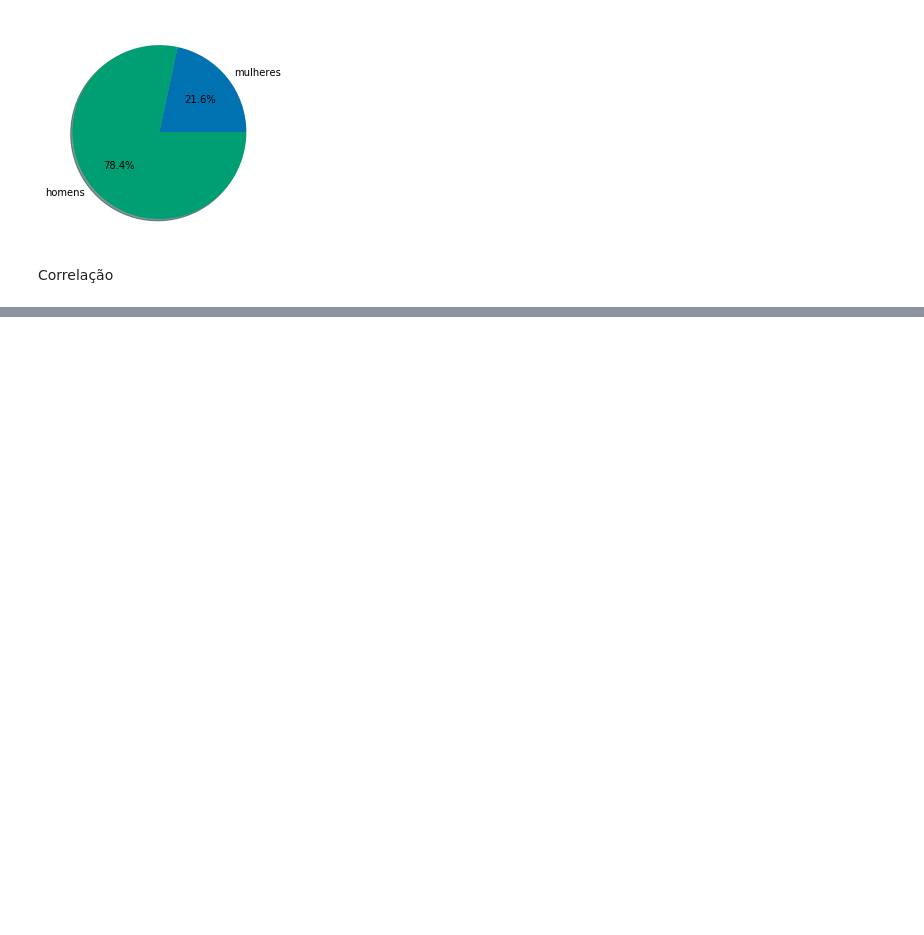
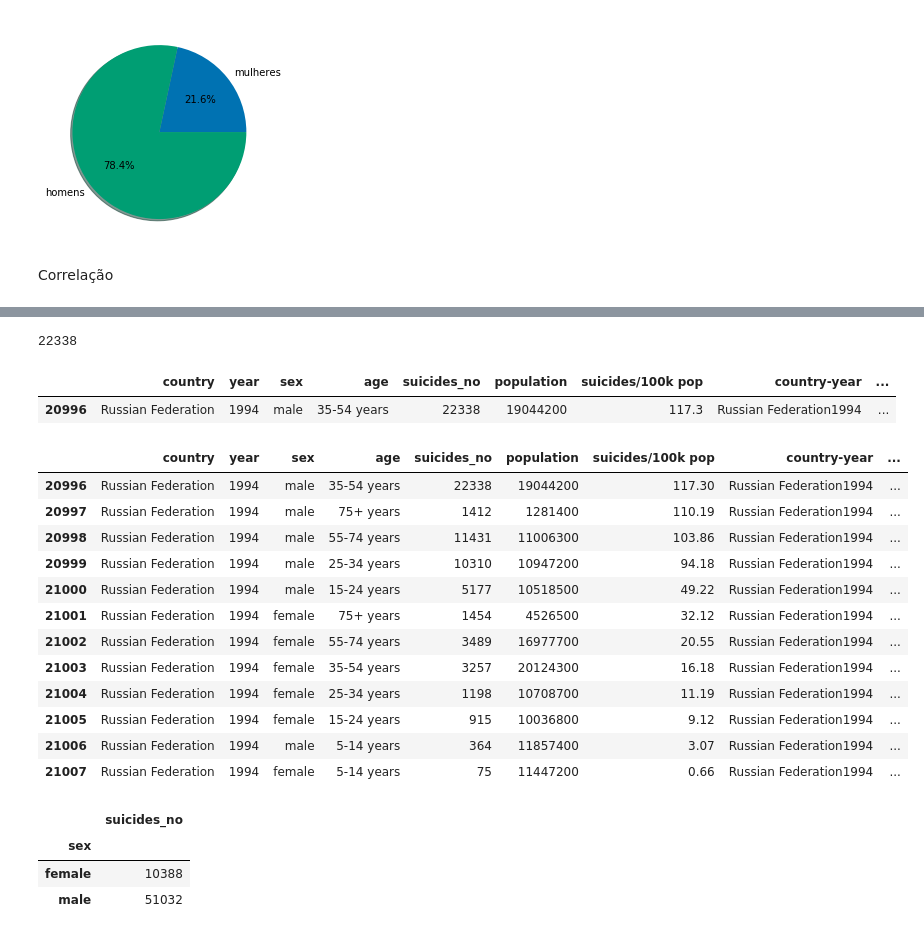
Before and after one commit to allanbraquiel/Data_Science_Projects, a Jupyter notebook: Dados_sobre_suicidio.ipynb, the cells around one changed output, grey strips where cells are left out. Saved outputs shown, nothing was run; the diff lists cells and outputs as text; code cells hidden in the pictures; blank space fills up the shorter version.

```diff
--- a/Dados_sobre_suicidio.ipynb
+++ b/Dados_sobre_suicidio.ipynb
@@ -188,0 +189,25 @@ sns.heatmap(corr, cmap='RdBu', fmt='.2f', square=True, linecolor='white', annot=
+# %%
+df["suicides_no"].max()
+# %% [output]
+22338
+# %%
+df.query("suicides_no == 22338")
+# %% [output]
+|  | country | year | sex | age | suicides_no | population | suicides/100k pop | country-year | ... |
+| 20996 | Russian Federation | 1994 | male | 35-54 years | 22338 | 19044200 | 117.3 | Russian Federation1994 | ... |
+# %%
+df.query("country == 'Russian Federation' and year == 1994")
+# %% [output]
+|  | country | year | sex | age | suicides_no | population | suicides/100k pop | country-year | ... |
+| 20996 | Russian Federation | 1994 | male | 35-54 years | 22338 | 19044200 | 117.30 | Russian Federation1994 | ... |
+| 20997 | Russian Federation | 1994 | male | 75+ years | 1412 | 1281400 | 110.19 | Russian Federation1994 | ... |
+| 20998 | Russian Federation | 1994 | male | 55-74 years | 11431 | 11006300 | 103.86 | Russian Federation1994 | ... |
+| 20999 | Russian Federation | 1994 | male | 25-34 years | 10310 | 10947200 | 94.18 | Russian Federation1994 | ... |
+| 21000 | Russian Federation | 1994 | male | 15-24 years | 5177 | 10518500 | 49.22 | Russian Federation1994 | ... |
+| 21001 | Russian Federation | 1994 | female | 75+ years | 1454 | 4526500 | 32.12 | Russian Federation1994 | ... |
+| 21002 | Russian Federation | 1994 | female | 55-74 years | 3489 | 16977700 | 20.55 | Russian Federation1994 | ... |
+| 21003 | Russian Federation | 1994 | female | 35-54 years | 3257 | 20124300 | 16.18 | Russian Federation1994 | ... |
+| 21004 | Russian Federation | 1994 | female | 25-34 years | 1198 | 10708700 | 11.19 | Russian Federation1994 | ... |
+| 21005 | Russian Federation | 1994 | female | 15-24 years | 915 | 10036800 | 9.12 | Russian Federation1994 | ... |
+| 21006 | Russian Federation | 1994 | male | 5-14 years | 364 | 11857400 | 3.07 | Russian Federation1994 | ... |
+| 21007 | Russian Federation | 1994 | female | 5-14 years | 75 | 11447200 | 0.66 | Russian Federation1994 | ... |
@@ -188,0 +216,7 @@ sns.heatmap(corr, cmap='RdBu', fmt='.2f', square=True, linecolor='white', annot=
+# %%
+russia94.groupby("sex")["sex", "suicides_no"].sum()
+# %% [output]
+|  | suicides_no |
+| sex |  |
+| female | 10388 |
+| male | 51032 |
```
Also changed, not shown: parts of 9 cells of this notebook.
